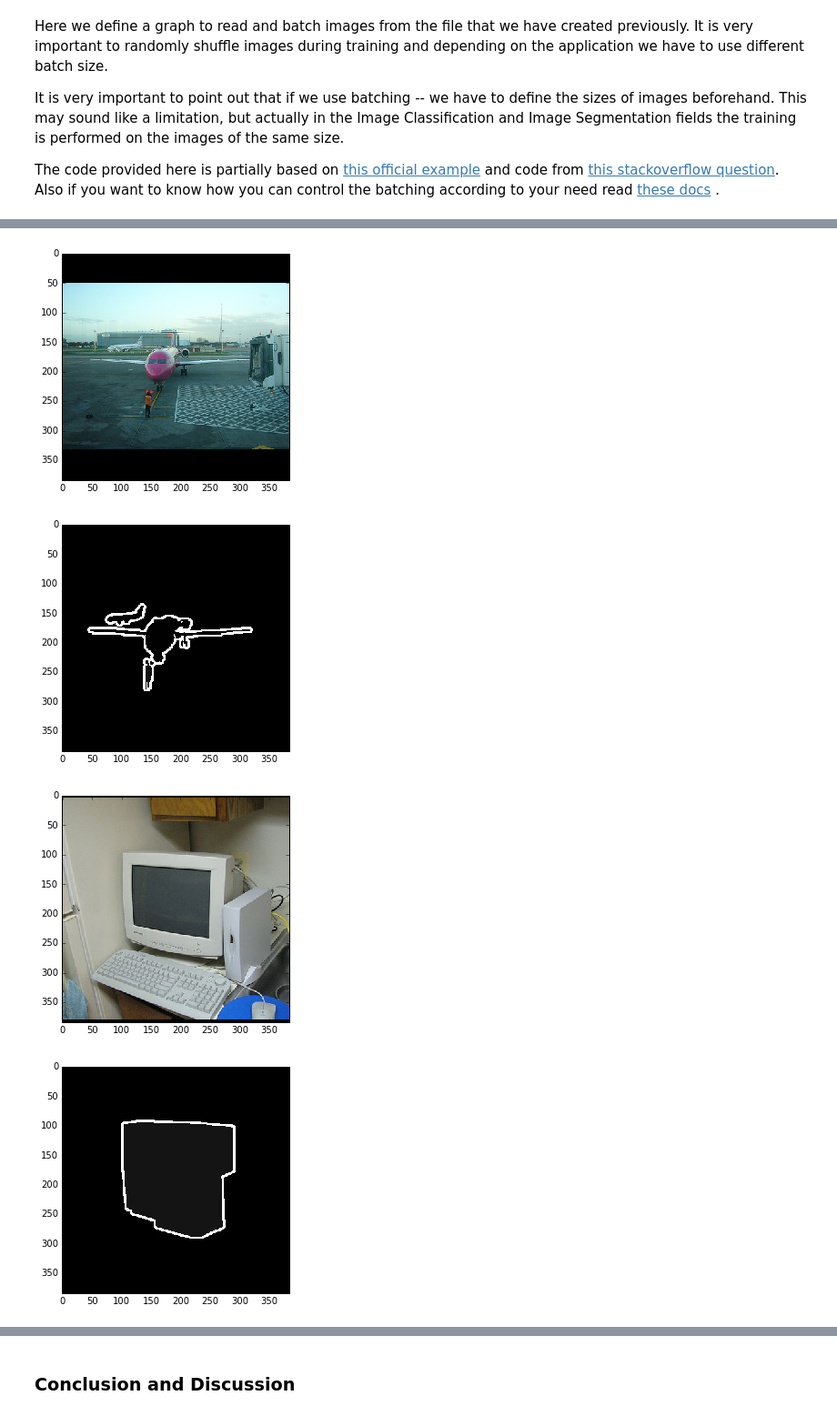
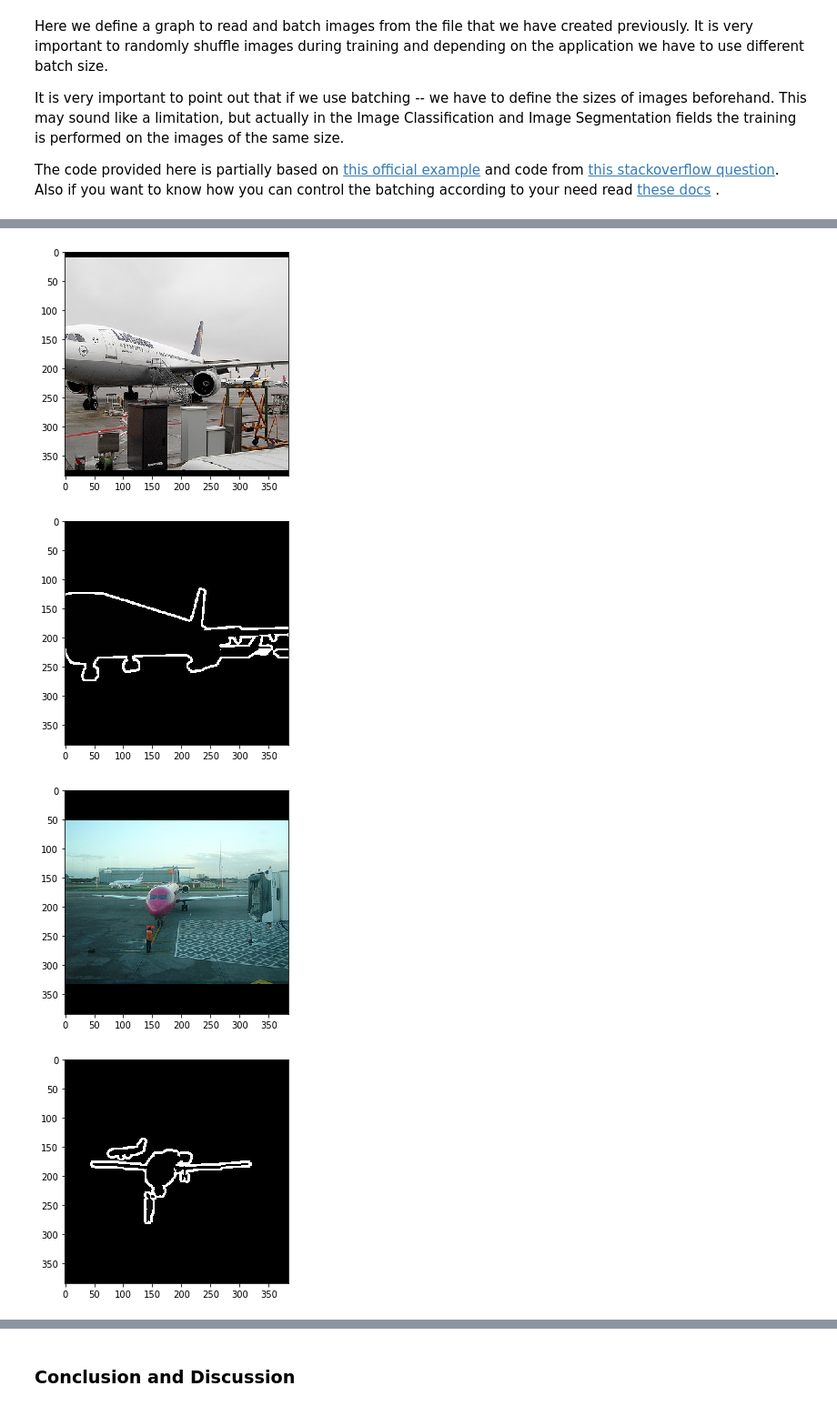
Before and after one commit to scotthuang1989/my_tensorflow_example_code, a Jupyter notebook: tfrecords/tfrecords_guide.ipynb, the cells around one changed output, grey strips where cells are left out. Shown at 91% size. Drawn from its saved outputs; the diff is of its cells as text; code cells hidden in the pictures.

```diff
--- a/tfrecords/tfrecords_guide.ipynb
+++ b/tfrecords/tfrecords_guide.ipynb
@@ -81,12 +78,12 @@ in the previous section.
 # %%
 # Get some image/annotation pairs for example
 filename_pairs = [
-('/home/dpakhom1/tf_projects/segmentation/VOCdevkit/VOCdevkit/VOC2012/JPEGImages/2007_000032.jpg',
-'/home/dpakhom1/tf_projects/segmentation/VOCdevkit/VOCdevkit/VOC2012/SegmentationClass/2007_000032.png'),
-('/home/dpakhom1/tf_projects/segmentation/VOCdevkit/VOCdevkit/VOC2012/JPEGImages/2007_000039.jpg',
-'/home/dpakhom1/tf_projects/segmentation/VOCdevkit/VOCdevkit/VOC2012/SegmentationClass/2007_000039.png'),
-('/home/dpakhom1/tf_projects/segmentation/VOCdevkit/VOCdevkit/VOC2012/JPEGImages/2007_000063.jpg',
-'/home/dpakhom1/tf_projects/segmentation/VOCdevkit/VOCdevkit/VOC2012/SegmentationClass/2007_000063.png')
+('data/VOC2012/JPEGImages/2007_000032.jpg',
+'data/VOC2012/SegmentationClass/2007_000032.png'),
+('data/VOC2012/JPEGImages/2007_000039.jpg',
+'data/VOC2012/SegmentationClass/2007_000039.png'),
+('data/VOC2012/JPEGImages/2007_000033.jpg',
+'data/VOC2012/SegmentationClass/2007_000033.png')
                  ]
 # %%
 %matplotlib inline
@@ -249,8 +246,8 @@ def read_and_decode(filename_queue):
     height = tf.cast(features['height'], tf.int32)
     width = tf.cast(features['width'], tf.int32)
 
-    image_shape = tf.pack([height, width, 3])
-    annotation_shape = tf.pack([height, width, 1])
+    image_shape = tf.stack([height, width, 3])
+    annotation_shape = tf.stack([height, width, 1])
 
     image = tf.reshape(image, image_shape)
     annotation = tf.reshape(annotation, annotation_shape)
@@ -298,38 +295,38 @@ with tf.Session()  as sess:
     threads = tf.train.start_queue_runners(coord=coord)
 
     # Let's read off 3 batches just for example
-    for i in xrange(3):
+    for i in range(3):
 
         img, anno = sess.run([image, annotation])
         print(img[0, :, :, :].shape)
 
         print('current batch')
 
         # We selected the batch size of two
         # So we should get two image pairs in each batch
         # Let's make sure it is random
 
         io.imshow(img[0, :, :, :])
         io.show()
 
         io.imshow(anno[0, :, :, 0])
         io.show()
 
         io.imshow(img[1, :, :, :])
         io.show()
 
         io.imshow(anno[1, :, :, 0])
         io.show()
 
 
     coord.request_stop()
     coord.join(threads)
 # %% [output]
 (384, 384, 3)
 current batch
-[figure, old version]
+[figure, new version]
-[figure, old version]
+[figure, new version]
-[figure, old version]
+[figure, new version]
-[figure, old version]
+[figure, new version]
 (384, 384, 3)
 current batch
```
Also changed, not shown: parts of 3 cells of this notebook, 7 other files.
